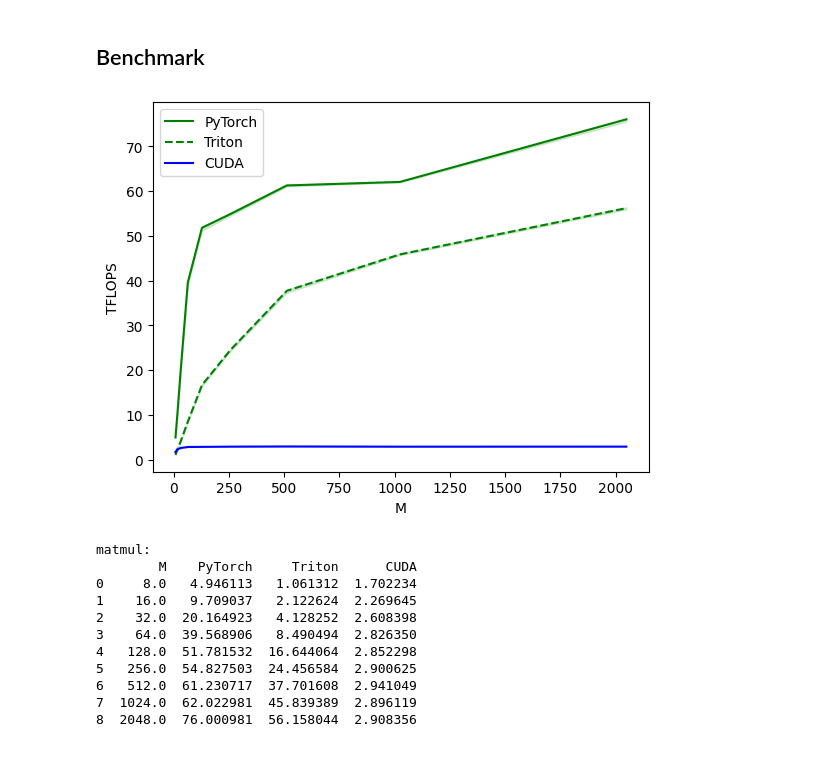
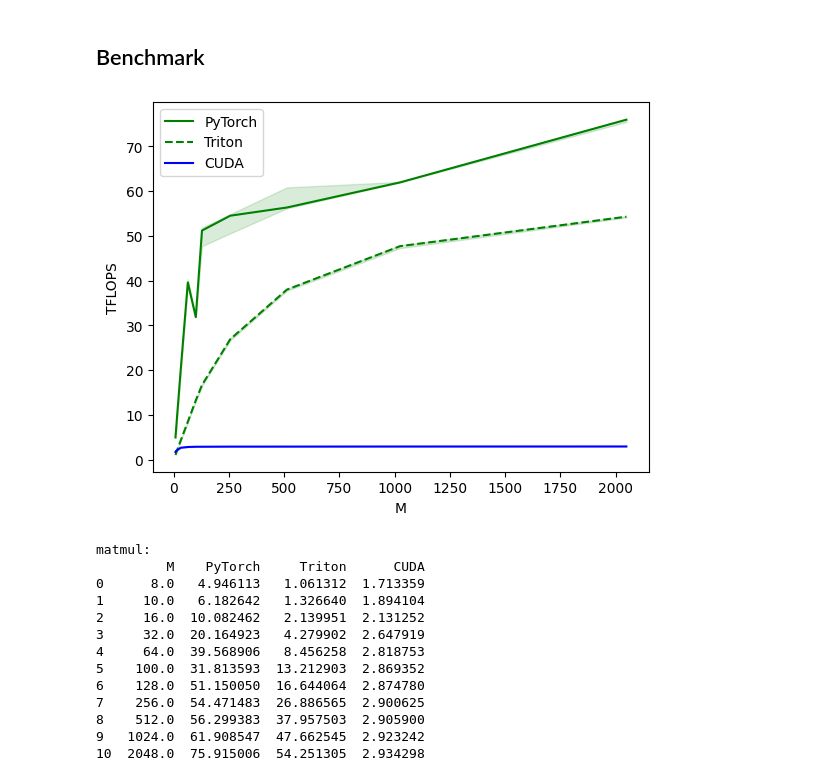
Before and after one commit to fpgaminer/GPTQ-triton, a Jupyter notebook: Benchmark.ipynb, the cells around one changed output. Drawn from its saved outputs; the diff is of its cells as text; code cells hidden in the pictures.

Commit message:
[bug] Triton kernel did not handle arbitrary values of M. [feature] Added an example script generate.py.

```diff
--- a/Benchmark.ipynb
+++ b/Benchmark.ipynb
@@ -53,7 +71,7 @@ triton_out - cuda_out: 0.00390625
 	triton.testing.Benchmark(
 		x_names=['M'],
 		x_vals=[
-			2 ** i for i in range(3, 12)
+			8, 10, 16, 32, 64, 100, 128, 256, 512, 1024, 2048,
 		],
 		line_arg='provider',
 		line_vals=['torch', 'triton', 'cuda'],
@@ -76,42 +94,44 @@ def benchmark(M, provider):
 	cuda_layer = original_quant.QuantLinear(4, -1, layer.in_features, layer.out_features)
 	cuda_layer.pack(layer, quantizer.scale, quantizer.zero)
 
 	# Convert layer to 16-bit
 	layer = layer.half()
 
 	# Convert cuda_layer to Triton
 	state_dict = cuda_layer.state_dict()
 	state_dict['scales'] = state_dict['scales'].to(torch.float16, copy=True)
 	state_dict['bias'] = state_dict['bias'].to(torch.float16, copy=True)
 	triton_layer = quant.QuantLinear(4, -1, layer.in_features, layer.out_features)
 	triton_layer.load_state_dict(state_dict)
 
 	# Move to GPU
 	layer = layer.to('cuda')
 	cuda_layer = cuda_layer.to('cuda')
 	triton_layer = triton_layer.to('cuda')
 
 	if provider == 'torch':
 		ms, min_ms, max_ms = triton.testing.do_bench(lambda: layer(vec))
 	elif provider == 'cuda':
 		ms, min_ms, max_ms = triton.testing.do_bench(lambda: cuda_layer(vec))
 	elif provider == 'triton':
 		ms, min_ms, max_ms = triton.testing.do_bench(lambda: triton_layer(vec))
 
 	perf = lambda ms: 2 * M * 4096 * 4096 * 1e-12 / (ms * 1e-3)
 	return perf(ms), perf(max_ms), perf(min_ms)
 
 benchmark.run(show_plots=True, print_data=True)
 # %% [output]
-[figure, old version]
+[figure, new version]
 matmul:
-        M    PyTorch     Triton      CUDA
-0     8.0   4.946113   1.061312  1.702234
-1    16.0   9.709037   2.122624  2.269645
-2    32.0  20.164923   4.128252  2.608398
-3    64.0  39.568906   8.490494  2.826350
-4   128.0  51.781532  16.644064  2.852298
-5   256.0  54.827503  24.456584  2.900625
-6   512.0  61.230717  37.701608  2.941049
-7  1024.0  62.022981  45.839389  2.896119
-8  2048.0  76.000981  56.158044  2.908356
+         M    PyTorch     Triton      CUDA
+0      8.0   4.946113   1.061312  1.713359
+1     10.0   6.182642   1.326640  1.894104
+2     16.0  10.082462   2.139951  2.131252
+3     32.0  20.164923   4.279902  2.647919
+4     64.0  39.568906   8.456258  2.818753
+5    100.0  31.813593  13.212903  2.869352
+6    128.0  51.150050  16.644064  2.874780
+7    256.0  54.471483  26.886565  2.900625
+8    512.0  56.299383  37.957503  2.905900
+9   1024.0  61.908547  47.662545  2.923242
+10  2048.0  75.915006  54.251305  2.934298
```
Also changed, not shown: parts of 1 cell of this notebook, 5 other files.
